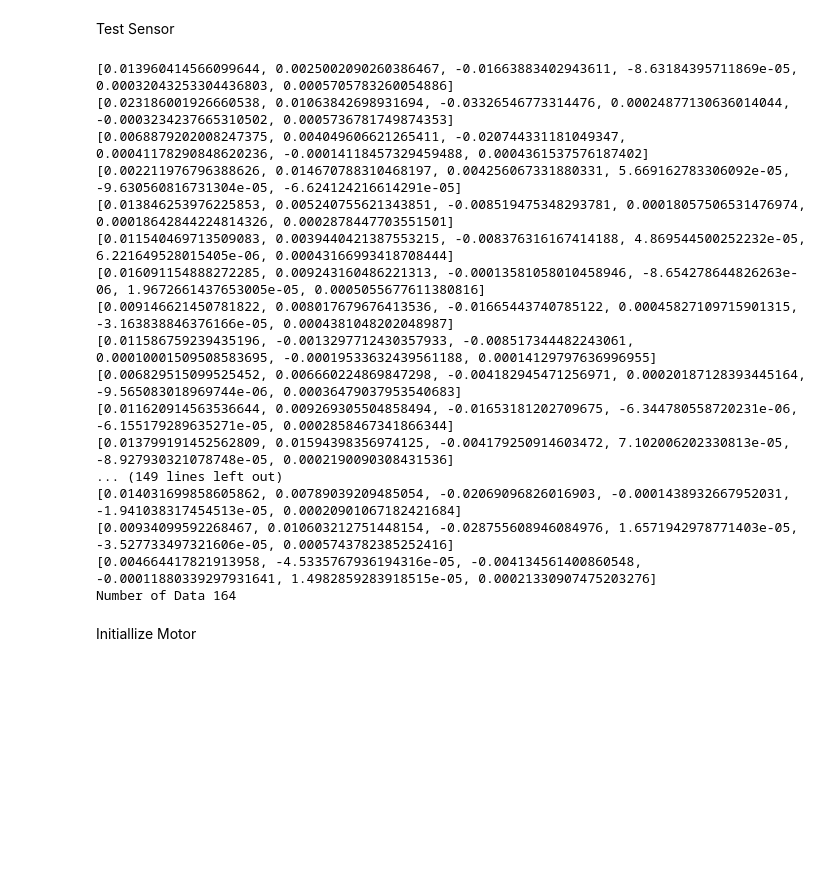
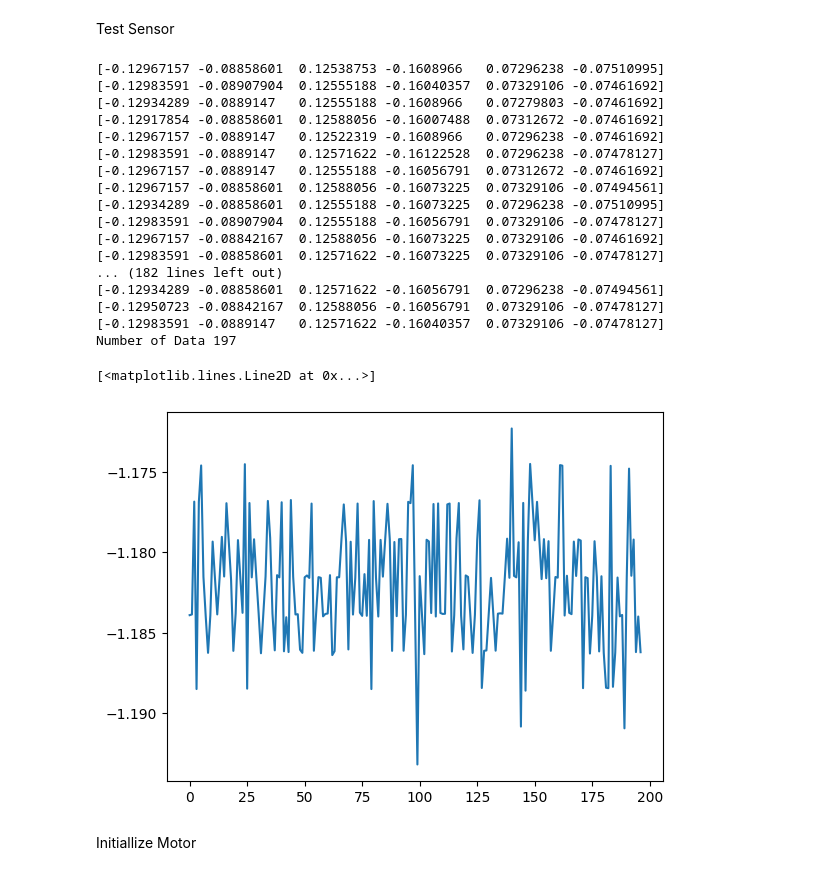
Before and after one commit to AndyBestIsBored/Desktop_Rehab, a Jupyter notebook: Main_Exp_Code.ipynb, the cells around one changed output. Cells and saved outputs as stored; diff of their text form; code cells hidden in the pictures; blank space fills up the shorter version.

```diff
--- a/Main_Exp_Code.ipynb
+++ b/Main_Exp_Code.ipynb
@@ -44,41 +53,48 @@ output
 # %% [markdown]
 Test Sensor
-# %%
-current_time = time.time()
-duration = 5
-readings = []
-while time.time() < current_time+duration:
-    with nidaqmx.Task() as task:
-        task.ai_channels.add_ai_voltage_chan("Dev1/ai0")
-        task.ai_channels.add_ai_voltage_chan("Dev1/ai1")
-        task.ai_channels.add_ai_voltage_chan("Dev1/ai2")
-        task.ai_channels.add_ai_voltage_chan("Dev1/ai3")
-        task.ai_channels.add_ai_voltage_chan("Dev1/ai4")
-        task.ai_channels.add_ai_voltage_chan("Dev1/ai5")
-
-        reading = sensor.convertToFt(task.read())
-        print(reading)
-        readings.append(reading)
-
-print("Number of Data", len(readings))
-# %% [output]
-[0.013960414566099644, 0.0025002090260386467, -0.01663883402943611, -8.63184395711869e-05, 0.00032043253304436803, 0.0005705783260054886]
-[0.023186001926660538, 0.01063842698931694, -0.03326546773314476, 0.00024877130636014044, -0.0003234237665310502, 0.0005736781749874353]
-[0.0068879202008247375, 0.004049606621265411, -0.020744331181049347, 0.00041178290848620236, -0.00014118457329459488, 0.0004361537576187402]
-[0.002211976796388626, 0.014670788310468197, 0.004256067331880331, 5.669162783306092e-05, -9.630560816731304e-05, -6.624124216614291e-05]
-[0.013846253976225853, 0.005240755621343851, -0.008519475348293781, 0.00018057506531476974, 0.00018642844224814326, 0.0002878447703551501]
-[0.011540469713509083, 0.0039440421387553215, -0.008376316167414188, 4.869544500252232e-05, 6.221649528015405e-06, 0.00043166993418708444]
-[0.016091154888272285, 0.009243160486221313, -0.00013581058010458946, -8.654278644826263e-06, 1.9672661437653005e-05, 0.0005055677611380816]
-[0.009146621450781822, 0.008017679676413536, -0.01665443740785122, 0.00045827109715901315, -3.163838846376166e-05, 0.0004381048202048987]
-[0.011586759239435196, -0.0013297712430357933, -0.008517344482243061, 0.00010001509508583695, -0.00019533632439561188, 0.00014129797636996955]
-[0.006829515099525452, 0.006660224869847298, -0.004182945471256971, 0.00020187128393445164, -9.565083018969744e-06, 0.00036479037953540683]
-[0.011620914563536644, 0.009269305504858494, -0.01653181202709675, -6.344780558720231e-06, -6.155179289635271e-05, 0.0002858467341866344]
-[0.013799191452562809, 0.01594398356974125, -0.004179250914603472, 7.102006202330813e-05, -8.927930321078748e-05, 0.0002190090308431536]
-... (149 lines left out)
-[0.014031699858605862, 0.00789039209485054, -0.02069096826016903, -0.0001438932667952031, -1.941038317454513e-05, 0.00020901067182421684]
-[0.00934099592268467, 0.010603212751448154, -0.028755608946084976, 1.6571942978771403e-05, -3.527733497321606e-05, 0.0005743782385252416]
-[0.004664417821913958, -4.5335767936194316e-05, -0.004134561400860548, -0.00011880339297931641, 1.4982859283918515e-05, 0.00021330907475203276]
-Number of Data 164
+# %%
+current_time = time.time()
+duration = 5
+Test_readings = list()
+
+read_task = nidaqmx.Task()
+read_task.ai_channels.add_ai_voltage_chan("Dev1/ai0")
+read_task.ai_channels.add_ai_voltage_chan("Dev1/ai1")
+read_task.ai_channels.add_ai_voltage_chan("Dev1/ai2")
+read_task.ai_channels.add_ai_voltage_chan("Dev1/ai3")
+read_task.ai_channels.add_ai_voltage_chan("Dev1/ai4")
+read_task.ai_channels.add_ai_voltage_chan("Dev1/ai5")
+reader = AnalogMultiChannelReader(read_task.in_stream,)
+values_read = np.zeros(6, dtype=np.float64)
+
+
+while time.time() < current_time+duration:
+    reader.read_one_sample(values_read)
+    print(values_read)
+    Test_readings.append(sensor.convertToFt(values_read.tolist()))
+
+print("Number of Data", len(Test_readings))
+plt.plot(range(len(Test_readings)), [data[0] for data in Test_readings])
+# %% [output]
+[-0.12967157 -0.08858601  0.12538753 -0.1608966   0.07296238 -0.07510995]
+[-0.12983591 -0.08907904  0.12555188 -0.16040357  0.07329106 -0.07461692]
+[-0.12934289 -0.0889147   0.12555188 -0.1608966   0.07279803 -0.07461692]
+[-0.12917854 -0.08858601  0.12588056 -0.16007488  0.07312672 -0.07461692]
+[-0.12967157 -0.0889147   0.12522319 -0.1608966   0.07296238 -0.07461692]
+[-0.12983591 -0.0889147   0.12571622 -0.16122528  0.07296238 -0.07478127]
+[-0.12967157 -0.0889147   0.12555188 -0.16056791  0.07312672 -0.07461692]
+[-0.12967157 -0.08858601  0.12588056 -0.16073225  0.07329106 -0.07494561]
+[-0.12934289 -0.08858601  0.12555188 -0.16073225  0.07296238 -0.07510995]
+[-0.12983591 -0.08907904  0.12555188 -0.16056791  0.07329106 -0.07478127]
+[-0.12967157 -0.08842167  0.12588056 -0.16073225  0.07329106 -0.07461692]
+[-0.12983591 -0.08858601  0.12571622 -0.16073225  0.07329106 -0.07478127]
+... (182 lines left out)
+[-0.12934289 -0.08858601  0.12571622 -0.16056791  0.07296238 -0.07494561]
+[-0.12950723 -0.08842167  0.12588056 -0.16056791  0.07329106 -0.07478127]
+[-0.12983591 -0.0889147   0.12571622 -0.16040357  0.07329106 -0.07478127]
+Number of Data 197
+[<matplotlib.lines.Line2D at 0x...>]
+[figure, added]
 # %% [markdown]
 Initiallize Motor
 # %%
```
Also changed, not shown: parts of 7 cells of this notebook.
